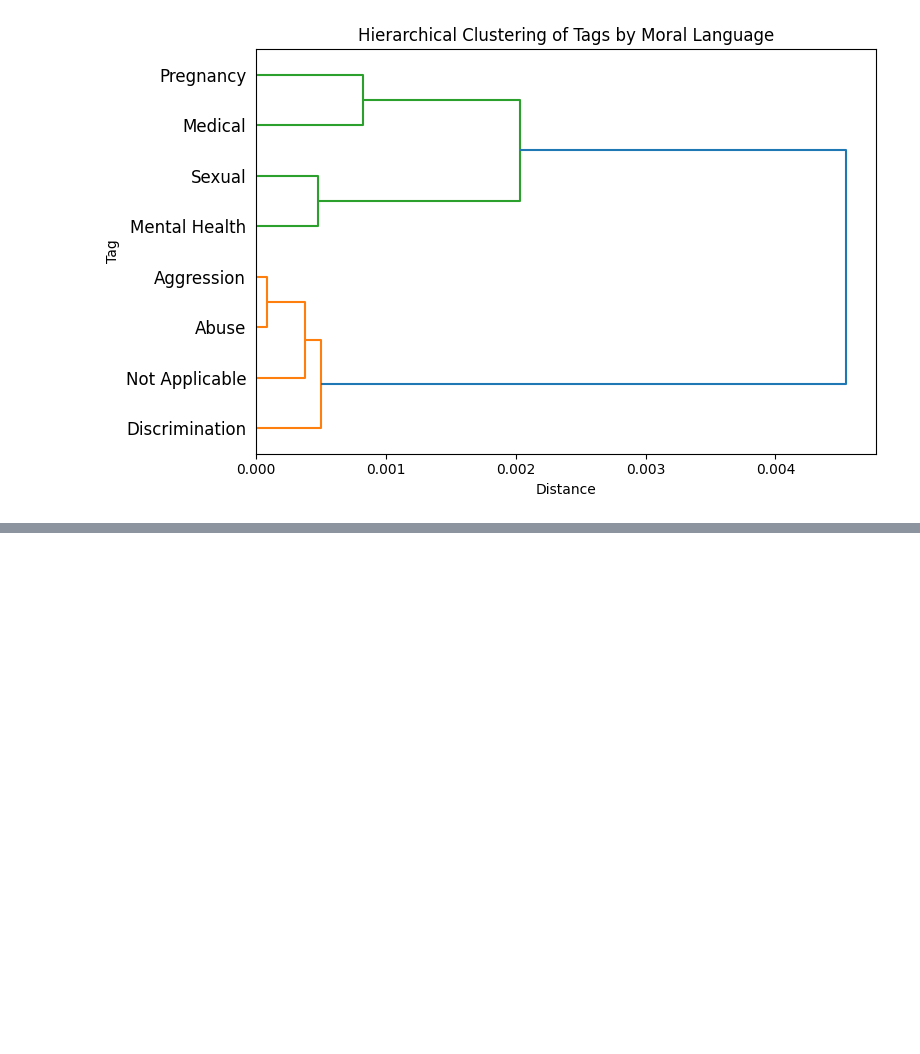
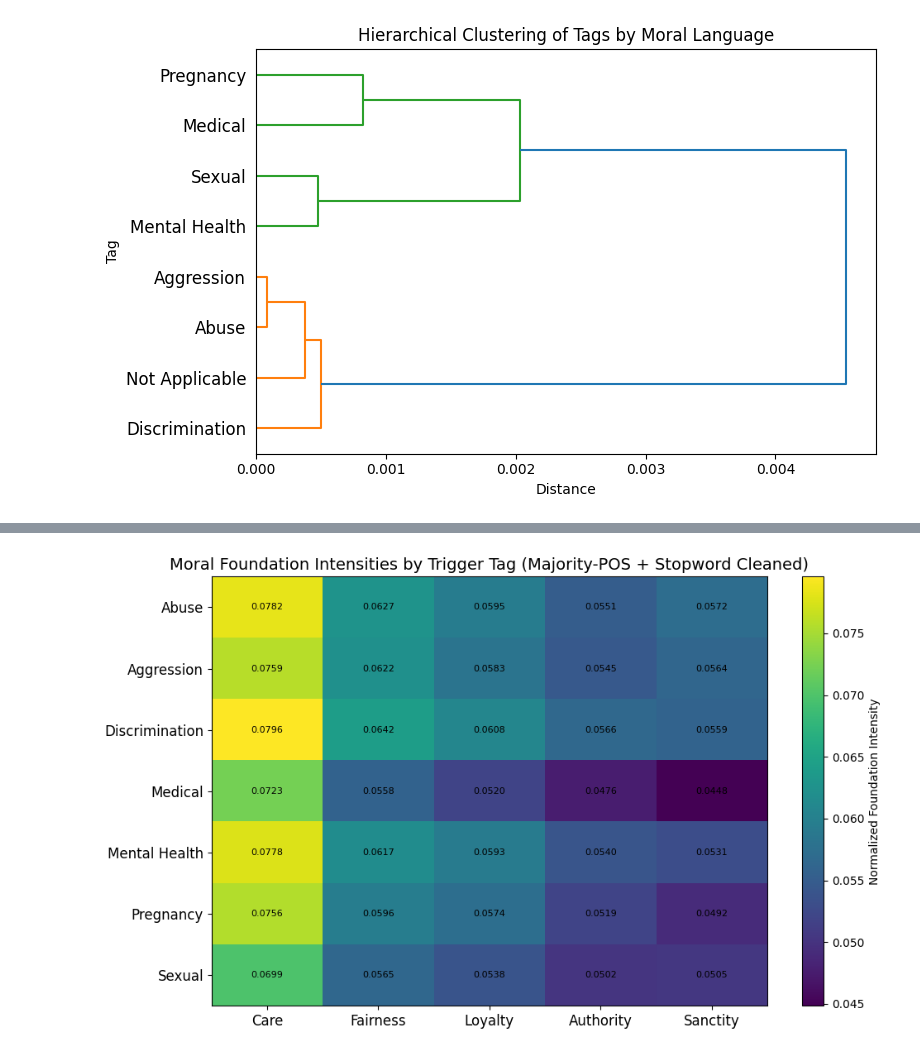
Before and after one commit to ShirleneRose/TriggerWarnings, a Jupyter notebook: jupyter-notebooks/linguistic_analysis.ipynb, the cells around one changed output, grey strips where cells are left out. Cells and saved outputs as stored; diff of their text form; code cells hidden in the pictures; blank space fills up the shorter version.

```diff
--- a/jupyter-notebooks/linguistic_analysis.ipynb
+++ b/jupyter-notebooks/linguistic_analysis.ipynb
@@ -1761,0 +1764,16 @@ plt.show()
+# %%
+import pandas as pd
+import spacy
+
+# Load spaCy English model
+nlp = spacy.load("en_core_web_sm")
+
+# Input CSV
+INPUT_CSV = "/home/ubuntu/TW_MultiLabel_SMP/datasets/5000_Posts_Annotations - Combined_Dataset.csv"
+df = pd.read_csv(INPUT_CSV)
+
+# Combine title + body for full context
+df["text_for_emfd"] = (df["title"].fillna('') + " " + df["body"].fillna('')).str.strip()
+
+print("✅ Loaded:", df.shape, "rows")
+df.head(2)[["id","title","body","text_for_emfd"]]
@@ -1761,0 +1947,69 @@ plt.show()
+# %%
+import numpy as np
+import pandas as pd
+import matplotlib.pyplot as plt
+import re
+
+# --- 1) Columns and copy ---
+FOUNDATION_COLS = ["Care","Fairness","Loyalty","Authority","Sanctity"]
+
+df_tmp = df_final_major.copy()
+df_tmp["Tags"] = df_tmp["Tags"].astype(str).str.strip()
+
+# --- 2) Split tags FIRST (handles multi-label rows) ---
+# Split on commas, semicolons, or pipes, keep lone tags as-is
+df_split = df_tmp.assign(
+    Tags=df_tmp["Tags"].apply(lambda x: re.split(r"\s*[,;|]\s*", x) if isinstance(x, str) else [x])
+).explode("Tags", ignore_index=True)
+
+# Clean up spacing
+df_split["Tags"] = df_split["Tags"].astype(str).str.strip()
+
+# --- 3) Robust filtering AFTER explode ---
+_invalid = {
+    "", "nan", "none", "null", "n/a", "na",
+    "not applicable", "not_applicable", "not-applicable"
+}
+tags_lower = df_split["Tags"].str.lower().str.strip()
+df_valid = df_split.loc[~tags_lower.isin(_invalid)].copy()
+
+# (Optional) Quick sanity check
+# print(sorted(df_valid["Tags"].unique()))
+
+# --- 4) Compute mean moral foundation values per tag ---
+tag_means = (
+    df_valid
+    .groupby("Tags")[FOUNDATION_COLS]
+    .mean()
+    .sort_index()
+)
+
+# Optional: rename columns for consistent naming convention with *_norm
+tag_means = tag_means.rename(columns={c: f"{c}_norm" for c in FOUNDATION_COLS})
+
+# --- 5) Prepare data for heatmap ---
+data = tag_means.values
+tags = tag_means.index.astype(str).tolist()
+foundations = [c.replace("_norm","") for c in tag_means.columns.tolist()]
+
+# --- 6) Plot the heatmap ---
+fig, ax = plt.subplots(figsize=(10, 6))
+im = ax.imshow(data, aspect="auto")
+
+# Axis labels
+ax.set_xticks(np.arange(len(foundations)))
+ax.set_xticklabels(foundations, fontsize=12)
+ax.set_yticks(np.arange(len(tags)))
+ax.set_yticklabels(tags, fontsize=12)
+
+# Annotate values
+for i in range(data.shape[0]):
+    for j in range(data.shape[1]):
+        ax.text(j, i, f"{data[i, j]:.4f}", ha="center", va="center", fontsize=8)
+
+ax.set_title("Moral Foundation Intensities by Trigger Tag (Majority-POS + Stopword Cleaned)", fontsize=14)
+plt.colorbar(im, label="Normalized Foundation Intensity")
+plt.tight_layout()
+plt.show()
+# %% [output]
+[figure, added]
```
Also changed, not shown: parts of 6 cells of this notebook, 2 other files.
